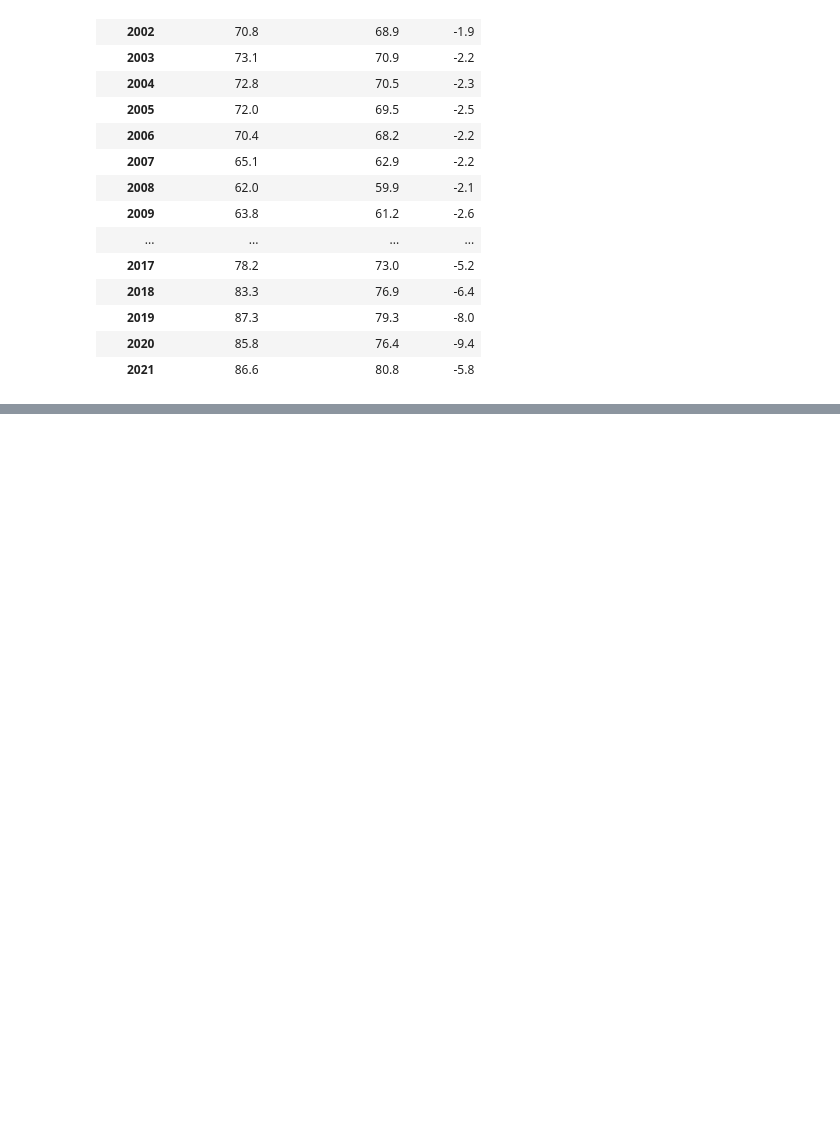
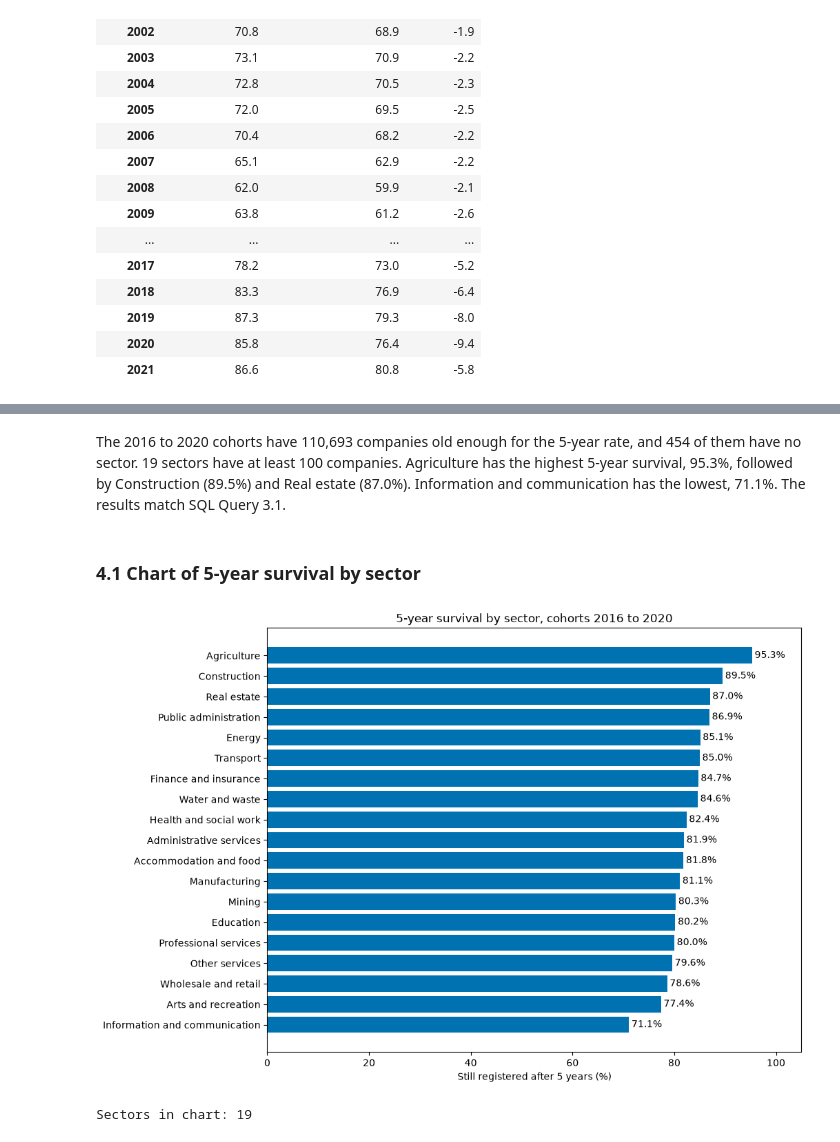
Before and after one commit to temulenbd/irish-company-survival-analysis, a Jupyter notebook: notebooks/3_statistical_analysis.ipynb, the cells around one changed output, grey strips where cells are left out. Cells and saved outputs as stored; diff of their text form; code cells hidden in the pictures; blank space fills up the shorter version.

Commit message:
Notebook 3: section 3 summary, survival by sector

```diff
--- a/notebooks/3_statistical_analysis.ipynb
+++ b/notebooks/3_statistical_analysis.ipynb
@@ -554,0 +622,31 @@ Largest drop: -9.4 points, cohort 2020
+# %% [markdown]
+The 2016 to 2020 cohorts have 110,693 companies old enough for the 5-year rate, and 454 of them have no sector. 19 sectors have at least 100 companies. Agriculture has the highest 5-year survival, 95.3%, followed by Construction (89.5%) and Real estate (87.0%). Information and communication has the lowest, 71.1%. The results match SQL Query 3.1.
+# %% [markdown]
+### 4.1 Chart of 5-year survival by sector
+# %%
+# Lowest first, so the highest survival is at the top of the chart
+survival_chart = sectors["survival_5y_pct"].sort_values()
+
+fig, ax = plt.subplots(figsize=(10, 8))
+ax.barh(survival_chart.index, survival_chart.values, color="#0072B2")
+
+# Survival rate written at the end of each bar
+for position, value in enumerate(survival_chart.values):
+    ax.text(value + 0.5, position, f"{value:.1f}%", va="center")
+
+# Cohort years taken from the data
+first_cohort = sector_data["reg_year"].min()
+last_cohort = sector_data["reg_year"].max()
+
+ax.set_title(f"5-year survival by sector, cohorts {first_cohort} to {last_cohort}")
+ax.set_xlabel("Still registered after 5 years (%)")
+ax.set_xlim(0, 105)
+
+fig.savefig("../figures/03_survival_by_sector.png", dpi=150, bbox_inches="tight")
+plt.show()
+
+# Check: number of sectors in the chart
+print("Sectors in chart:", len(survival_chart))
+# %% [output]
+[figure, added]
+Sectors in chart: 19
```
Also changed, not shown: parts of 9 cells of this notebook, 1 other file.
